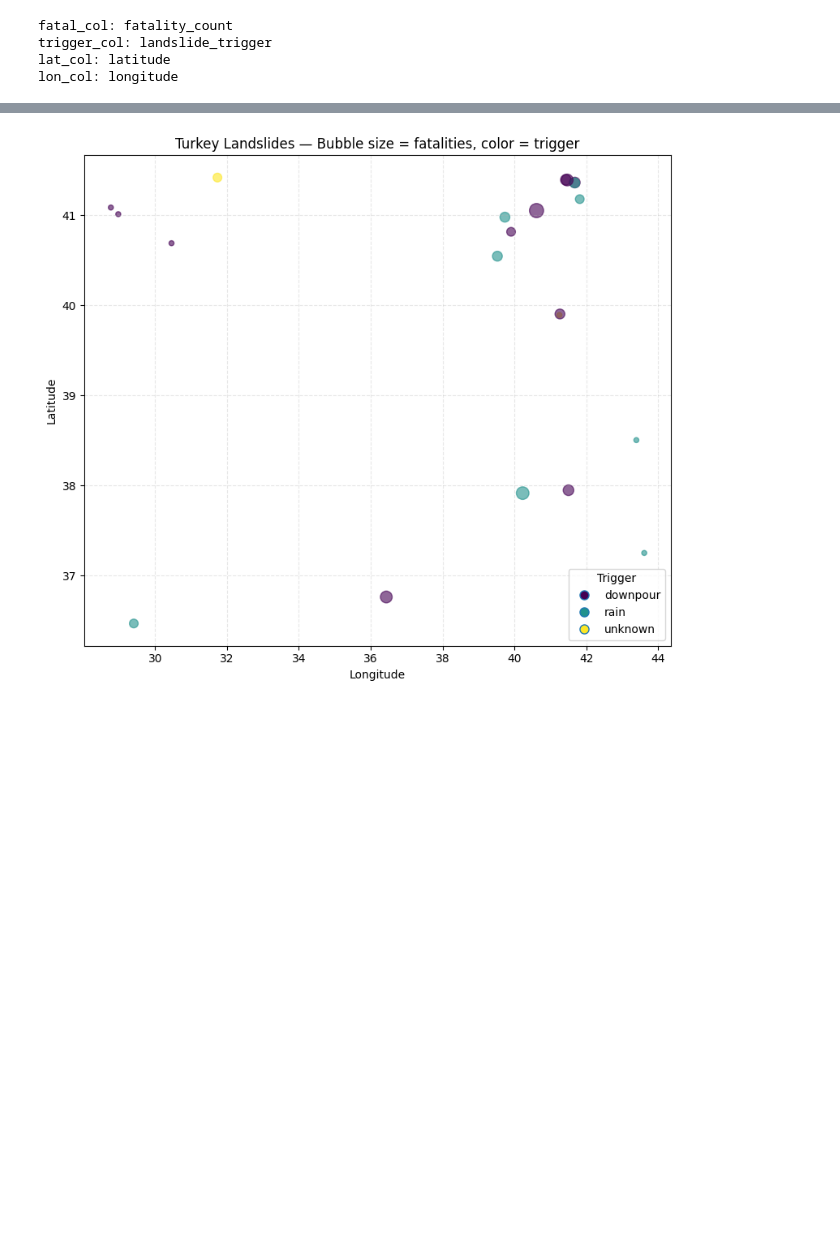
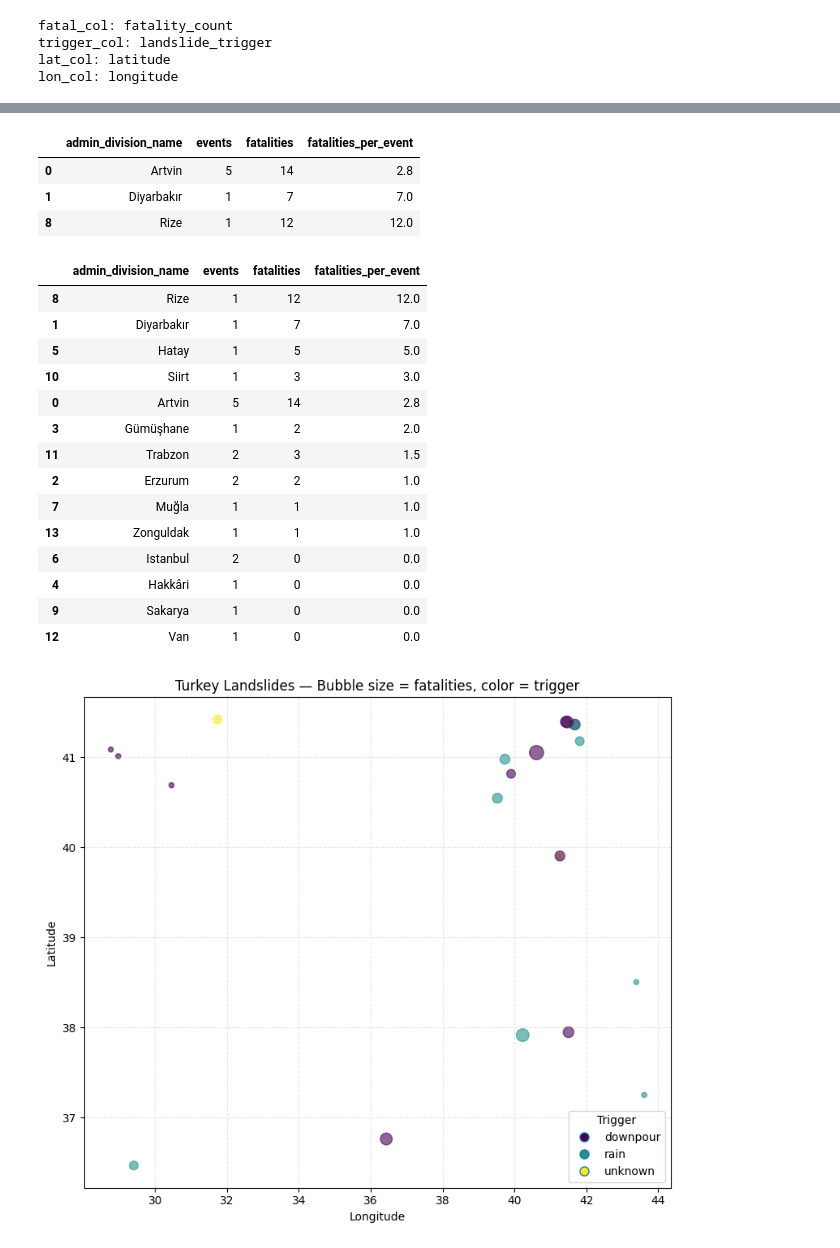
Before and after one commit to geodata-p/Turkey_Landslide_analysis_NASA_Data, a Jupyter notebook: notebooks/Landslides.ipynb, the cells around one changed output, grey strips where cells are left out. Drawn from its saved outputs; the diff is of its cells as text; code cells hidden in the pictures; blank space fills up the shorter version.

```diff
--- a/notebooks/Landslides.ipynb
+++ b/notebooks/Landslides.ipynb
@@ -419,3 +530,44 @@ fig.show()
+# %%
+import pandas as pd
+tur = tur.copy()
+tur["fatality_count"] = pd.to_numeric(tur["fatality_count"], errors="coerce").fillna(0)
+tur["admin_division_name"] = tur["admin_division_name"].astype(str).str.strip()
+
+prov = (tur.groupby("admin_division_name", as_index=False)
+          .agg(events=("event_dt","count"),
+               fatalities=("fatality_count","sum")))
+prov = prov[prov["admin_division_name"]!=""]  # drop blanks
+prov["fatalities_per_event"] = prov["fatalities"] / prov["events"]
+
+# Show the three provinces you mentioned (exact names may vary by dataset)
+check = prov[prov["admin_division_name"].isin(["Rize","Diyarbakır","Artvin"])]
+display(check)
+
+# Also show top by fatalities_per_event (min events filter avoids 1-off outliers)
+display(prov[prov["events"]>=1]
+        .sort_values(["fatalities_per_event","events"], ascending=[False,False])
+        .head(15)
+        .round({"fatalities_per_event":2}))
+# %% [output]
+|  | admin_division_name | events | fatalities | fatalities_per_event |
+| 0 | Artvin | 5 | 14 | 2.8 |
+| 1 | Diyarbakır | 1 | 7 | 7.0 |
+| 8 | Rize | 1 | 12 | 12.0 |
+|  | admin_division_name | events | fatalities | fatalities_per_event |
+| 8 | Rize | 1 | 12 | 12.0 |
+| 1 | Diyarbakır | 1 | 7 | 7.0 |
+| 5 | Hatay | 1 | 5 | 5.0 |
+| 10 | Siirt | 1 | 3 | 3.0 |
+| 0 | Artvin | 5 | 14 | 2.8 |
+| 3 | Gümüşhane | 1 | 2 | 2.0 |
+| 11 | Trabzon | 2 | 3 | 1.5 |
+| 2 | Erzurum | 2 | 2 | 1.0 |
+| 7 | Muğla | 1 | 1 | 1.0 |
+| 13 | Zonguldak | 1 | 1 | 1.0 |
+| 6 | Istanbul | 2 | 0 | 0.0 |
+| 4 | Hakkâri | 1 | 0 | 0.0 |
+| 9 | Sakarya | 1 | 0 | 0.0 |
+| 12 | Van | 1 | 0 | 0.0 |
 # %%
 import pandas as pd
 import numpy as np
```
Also changed, not shown: parts of 16 cells of this notebook.
